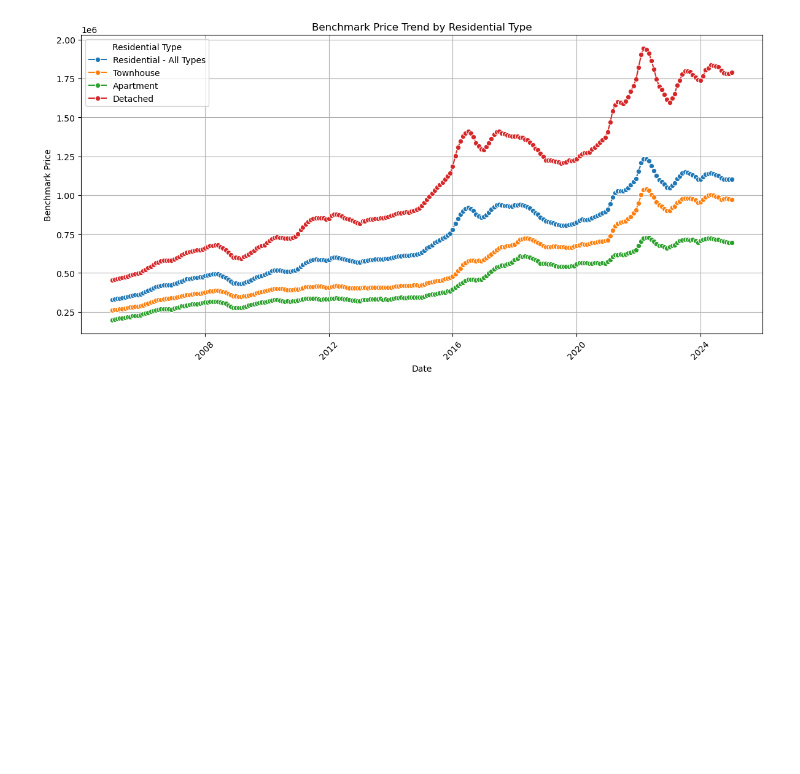
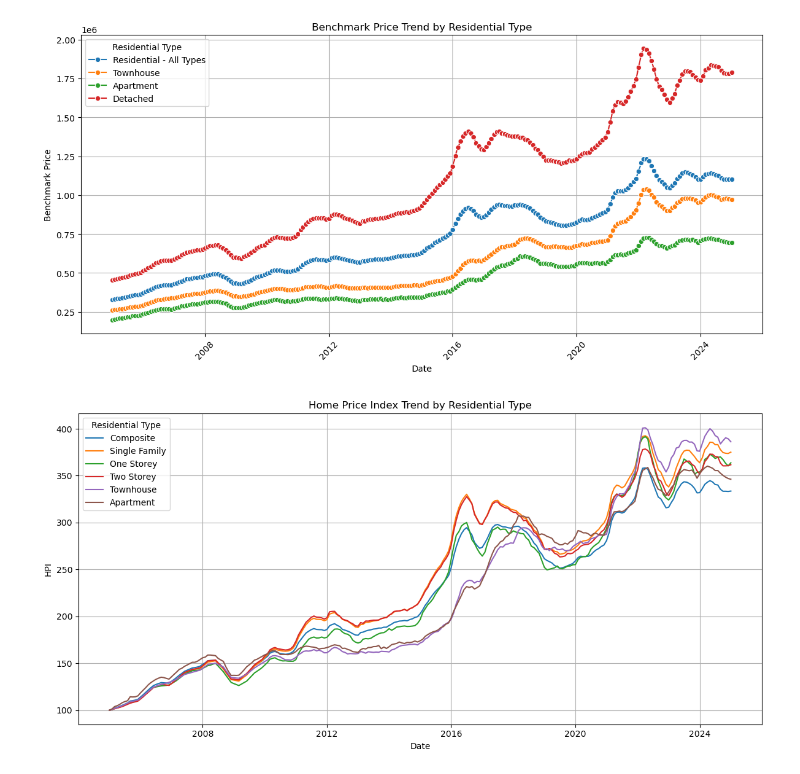
Before and after one commit to Ericzhouhy/CMPT_733_Final_Project, a Jupyter notebook: larry/cleand_data_visulization.ipynb, the cells around one changed output. Cells and saved outputs as stored; diff of their text form; code cells hidden in the pictures; blank space fills up the shorter version.

Commit message:
Add line chart showing HPI trends by residential type since 2005

```diff
--- a/larry/cleand_data_visulization.ipynb
+++ b/larry/cleand_data_visulization.ipynb
@@ -51,3 +51,26 @@ plt.grid(True)
 plt.show()
 # %% [output]
 [figure]
+# %%
+
+# Load the dataset
+df = pd.read_csv("../cleaned_data/cleaned_not_seasonality_adjust.csv")  # Replace with actual filename
+
+# Convert 'Date' to datetime
+df['Date'] = pd.to_datetime(df['Date'], format='%Y-%m')
+
+# Plot selected HPI columns over time
+plt.figure(figsize=(12, 6))
+hpi_columns = ['Composite_HPI', 'Single_Family_HPI', 'One_Storey_HPI', 'Two_Storey_HPI', 'Townhouse_HPI', 'Apartment_HPI']
+for col in hpi_columns:
+    plt.plot(df['Date'], df[col], label=col.replace("_HPI", "").replace("_", " "))
+
+plt.title("Home Price Index Trend by Residential Type")
+plt.xlabel("Date")
+plt.ylabel("HPI")
+plt.legend(title="Residential Type")
+plt.grid(True)
+plt.tight_layout()
+plt.show()
+# %% [output]
+[figure, added]
```
